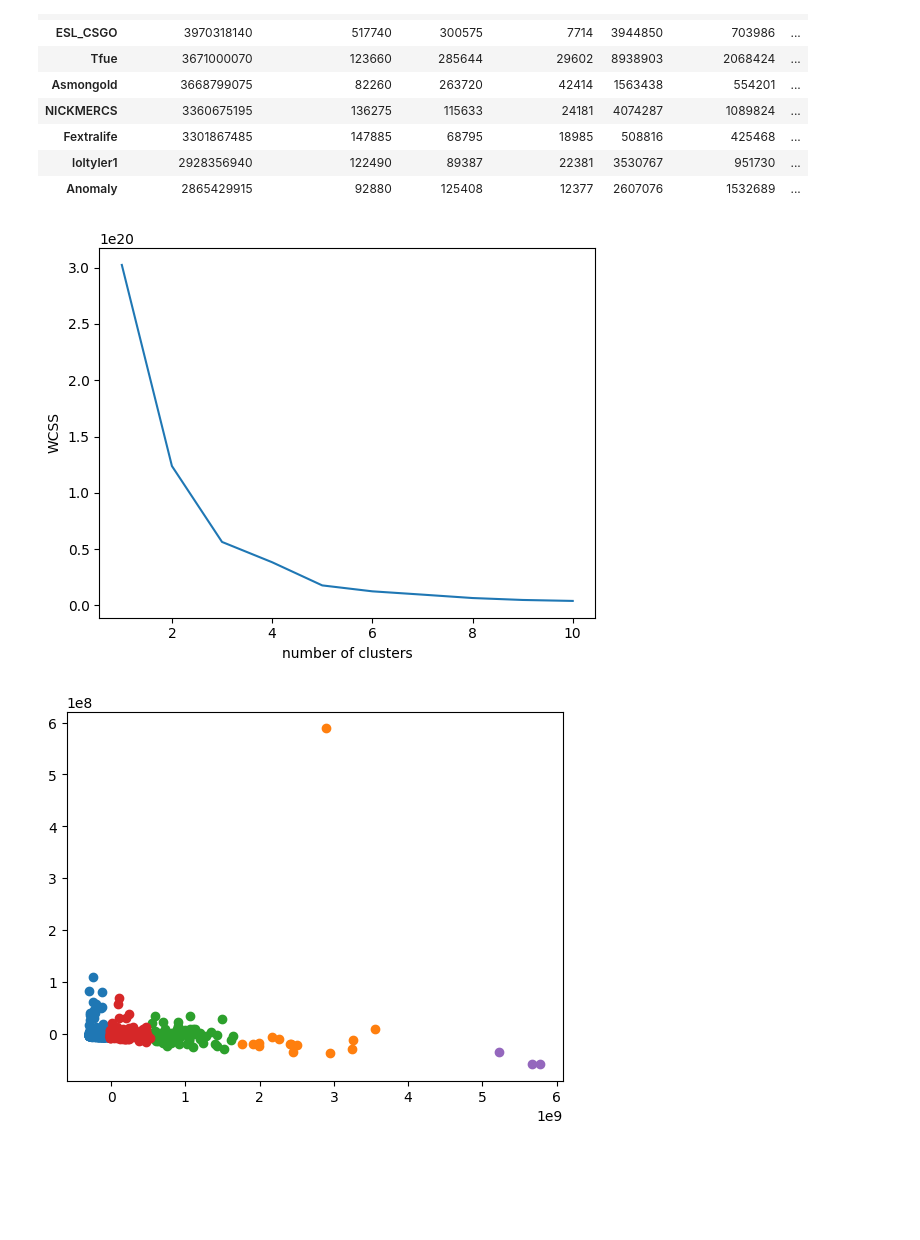
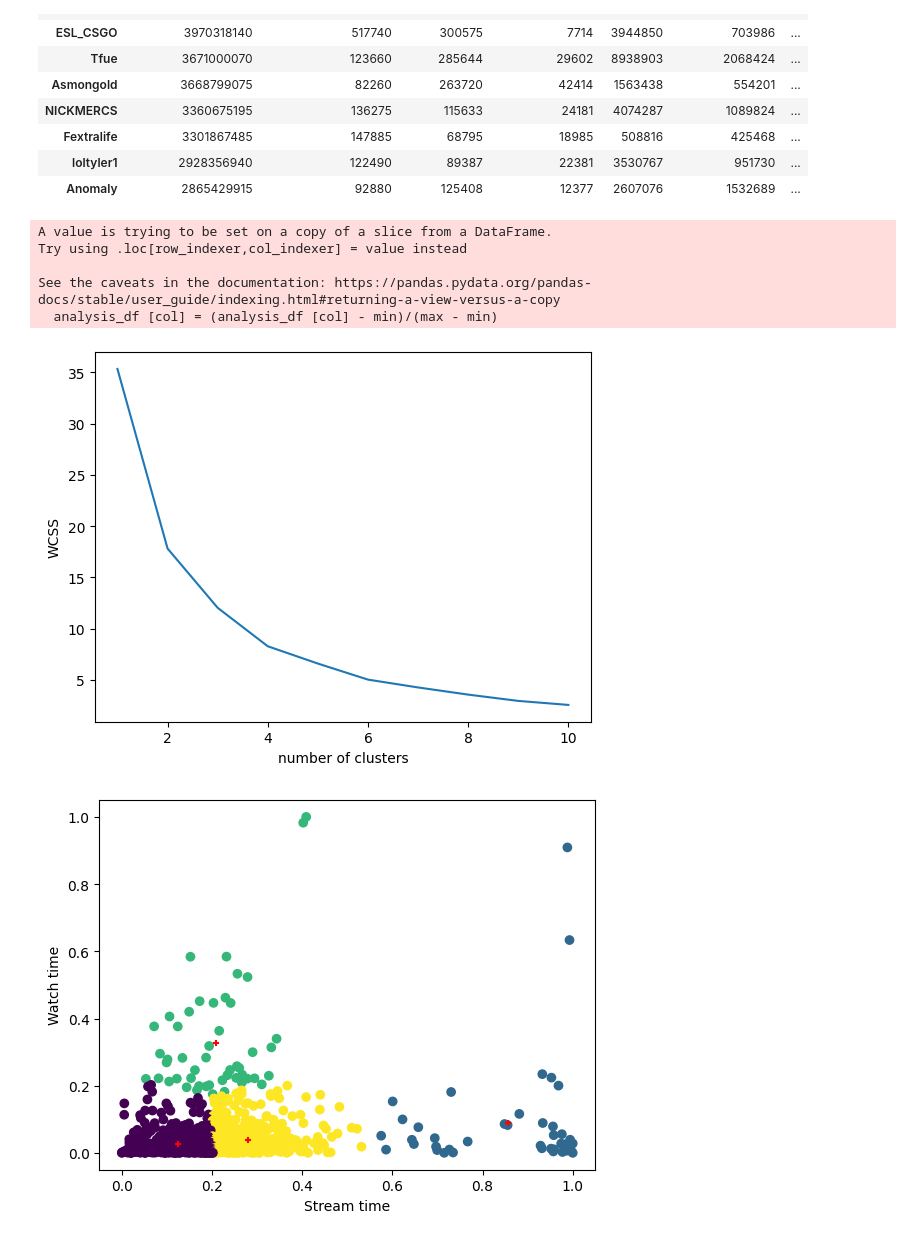
Before and after one commit to foshesss/Assignment0_ChessStreamerAnalysis, a Jupyter notebook: assignment4/assignment4.ipynb, the cells around one changed output. Saved outputs shown, nothing was run; the diff lists cells and outputs as text; code cells hidden in the pictures; blank space fills up the shorter version.

```diff
--- a/assignment4/assignment4.ipynb
+++ b/assignment4/assignment4.ipynb
@@ -5,7 +5,7 @@ from sklearn.decomposition import PCA
 # load data
 streamer_df = pd.read_csv("twitchdata.csv")
 streamer_df.index = streamer_df["Channel"]
-streamer_df.drop(["Channel", "Partnered", "Mature", "Language"], axis=1, inplace=True)
+streamer_df.drop(["Channel", "Partnered"], axis=1, inplace=True)
 streamer_df.head(10)
 # %% [output]
 |  | Watch time(Minutes) | Stream time(minutes) | Peak viewers | Average viewers | Followers | Followers gained | ... |
@@ -22,15 +22,25 @@ streamer_df.head(10)
 | Anomaly | 2865429915 | 92880 | 125408 | 12377 | 2607076 | 1532689 | ... |
 # %%
 from sklearn.cluster import KMeans
+from sklearn.preprocessing import StandardScaler
 import matplotlib.pyplot as plt
+
+analysis_df = streamer_df[["Stream time(minutes)", "Watch time(Minutes)"]]
+
+for col in analysis_df.columns:
+    min, max = analysis_df [col].min(), analysis_df[col].max()
+    analysis_df [col] = (analysis_df [col] - min)/(max - min)
+
+
+data = analysis_df.values
 
 seed = 142195953 # my SSN
 k_vals = range(1, 11)
 wcss = []
 
 for k in k_vals:
-    kmeans = KMeans(n_clusters=k, n_init="auto", random_state=seed)
-    kmeans.fit(streamer_df)
+    kmeans = KMeans(n_clusters=k, init='k-means++', max_iter=300, n_init=10, random_state=seed)
+    kmeans.fit(data)
     wcss.append(kmeans.inertia_)
 
 # Plot the SSD vs. k values
@@ -39,20 +49,30 @@ plt.xlabel("number of clusters")
 plt.ylabel("WCSS")
 plt.show()
 # %% [output]
+A value is trying to be set on a copy of a slice from a DataFrame.
+Try using .loc[row_indexer,col_indexer] = value instead
+
+See the caveats in the documentation: https://pandas.pydata.org/pandas-docs/stable/user_guide/indexing.html#returning-a-view-versus-a-copy
+  analysis_df [col] = (analysis_df [col] - min)/(max - min)
-[figure, old version]
+[figure, new version]
 # %%
-elbow_number = 5 # by looking at graph in previous cell, elbow_number seems to be 3
+elbow_number = 4 # by looking at graph in previous cell, elbow_number seems to be 3
 
-reduced = PCA(2).fit_transform(streamer_df)
-model = KMeans(n_clusters=elbow_number, n_init="auto", random_state=seed)
-model.fit(streamer_df)
-labels = model.predict(streamer_df)
+kmeans = KMeans(n_clusters=elbow_number, n_init="auto", random_state=seed)
+kmeans.fit(data)
+
+labels = kmeans.labels_
+centers = kmeans.cluster_centers_
 streamer_df["cluster"] = labels
 
-for i in set(labels):
-    filtered = reduced[labels == i]
-    plt.scatter(filtered[:,0] , filtered[:,1])
+# scatter plot dis bih
+plt.scatter(data[:, 0], data[:, 1], c=labels)
+
+# plot center of each group
+plt.scatter(centers[:, 0], centers[:, 1], marker='+', s=25, color='red')
+plt.xlabel("Stream time")
+plt.ylabel("Watch time")
 
 plt.show()
 # %% [output]
-[figure, old version]
+[figure, new version]
```
Also changed, not shown: parts of 3 cells of this notebook.
